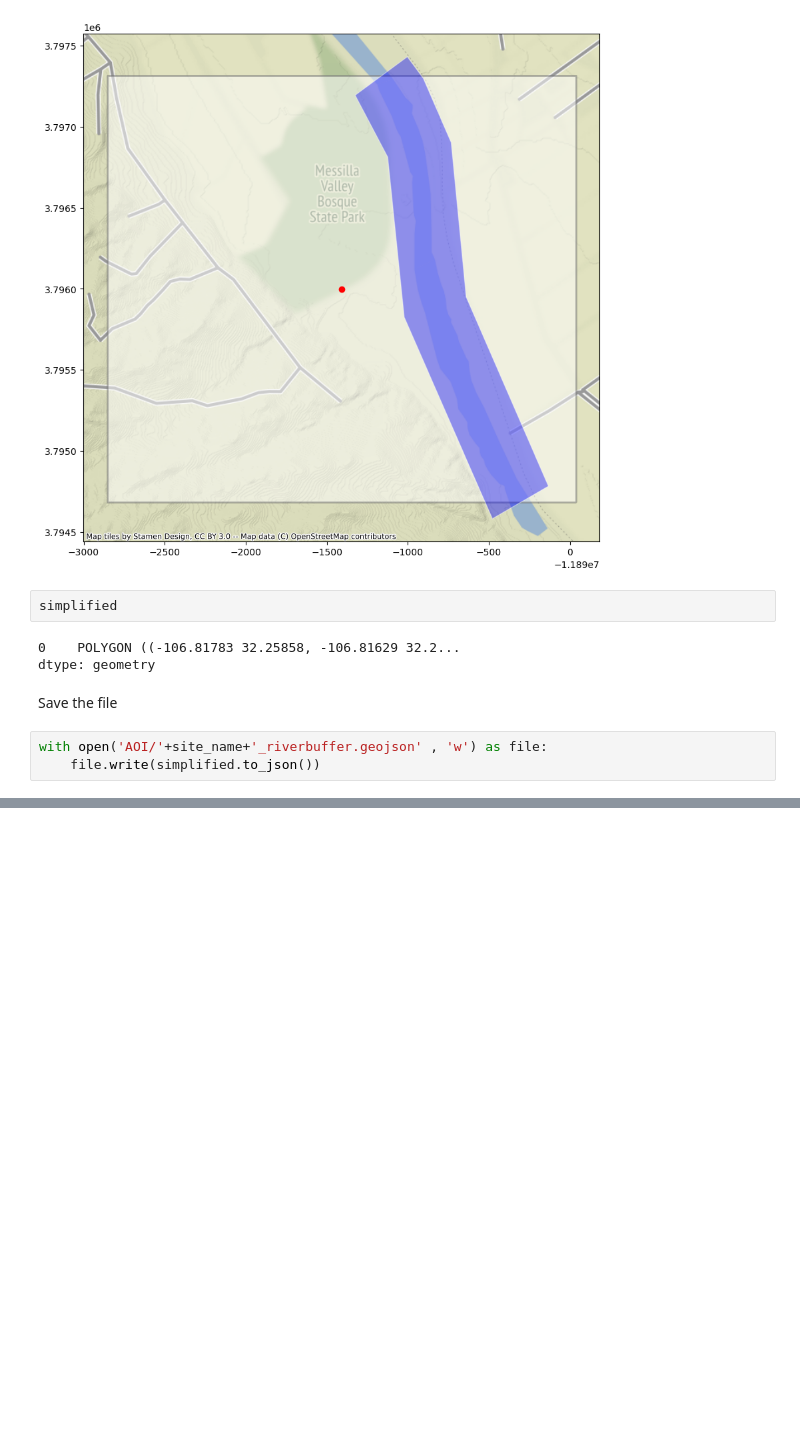
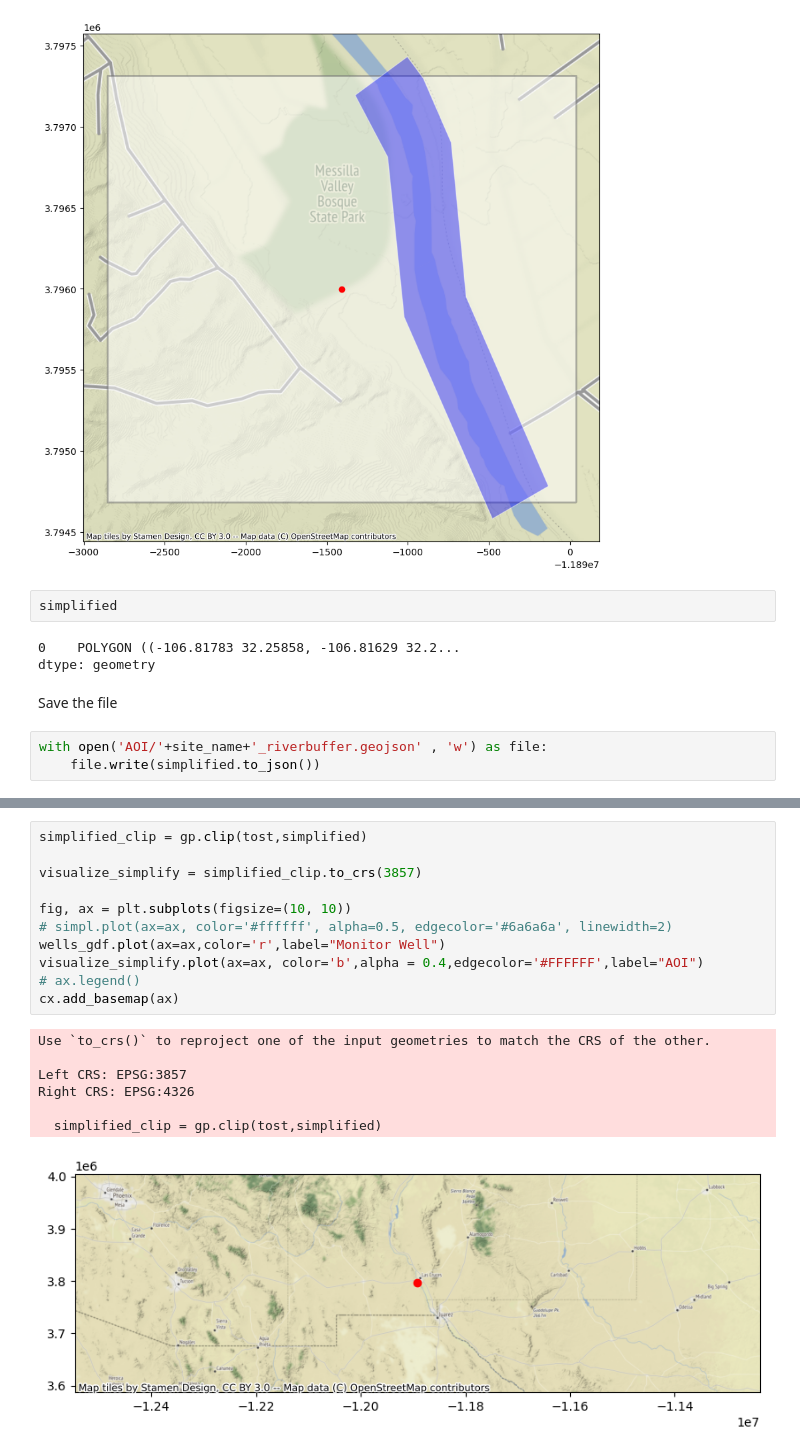
Before and after one commit to dtadych/Tadych_PlanetData_Challenge, a Jupyter notebook: AOI_clipping.ipynb, the cells around one changed output, grey strips where cells are left out. Cells and saved outputs as stored; diff of their text form; blank space fills up the shorter version.

```diff
--- a/AOI_clipping.ipynb
+++ b/AOI_clipping.ipynb
@@ -181,0 +209,19 @@ with open('AOI/'+site_name+'_riverbuffer.geojson' , 'w') as file:
+# %%
+simplified_clip = gp.clip(tost,simplified)
+
+visualize_simplify = simplified_clip.to_crs(3857)
+
+fig, ax = plt.subplots(figsize=(10, 10))
+# simpl.plot(ax=ax, color='#ffffff', alpha=0.5, edgecolor='#6a6a6a', linewidth=2)
+wells_gdf.plot(ax=ax,color='r',label="Monitor Well")
+visualize_simplify.plot(ax=ax, color='b',alpha = 0.4,edgecolor='#FFFFFF',label="AOI")
+# ax.legend()
+cx.add_basemap(ax)
+# %% [output]
+Use `to_crs()` to reproject one of the input geometries to match the CRS of the other.
+
+Left CRS: EPSG:3857
+Right CRS: EPSG:4326
+
+  simplified_clip = gp.clip(tost,simplified)
+[figure, added]
```
Also changed, not shown: parts of 5 cells of this notebook, 2 other files.
